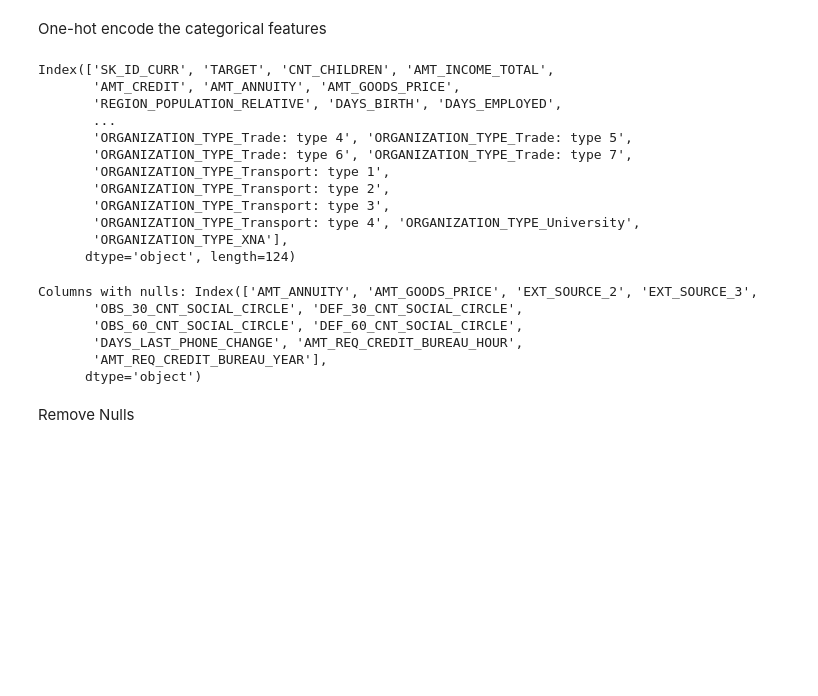
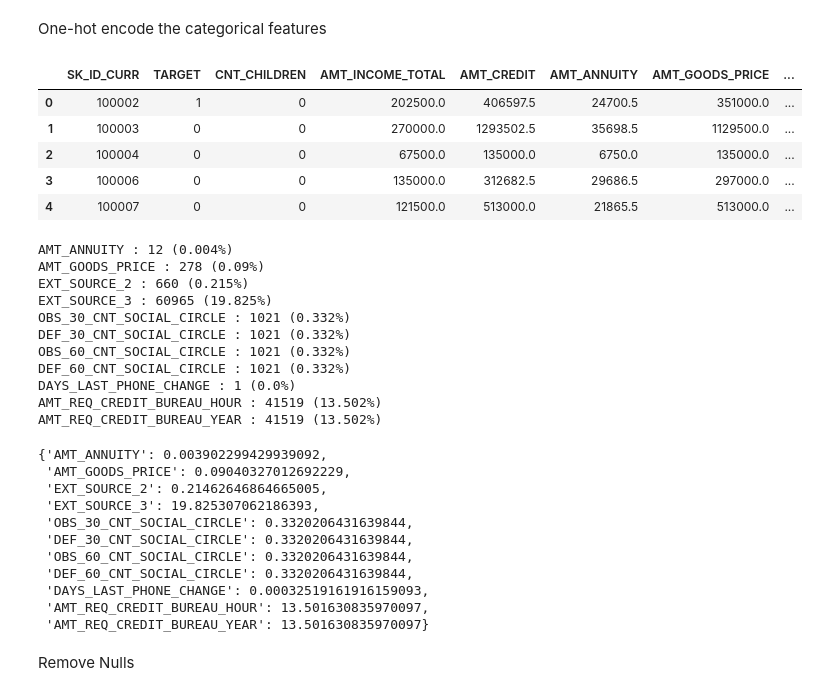
Before and after one commit to mohameedamrr/loan-defaulter-prediction, a Jupyter notebook: Test Notebooks/data-processing-init.ipynb, the cells around one changed output. Saved outputs shown, nothing was run; the diff lists cells and outputs as text; code cells hidden in the pictures; blank space fills up the shorter version.

```diff
--- a/Test Notebooks/data-processing-init.ipynb
+++ b/Test Notebooks/data-processing-init.ipynb
@@ -51,39 +46,19 @@ One-hot encode the categorical features
 # %%
 categorical_columns = [
     'CODE_GENDER', 'FLAG_OWN_CAR', 'FLAG_OWN_REALTY',
     'NAME_TYPE_SUITE', 'NAME_INCOME_TYPE', 'NAME_EDUCATION_TYPE',
     'NAME_FAMILY_STATUS', 'NAME_HOUSING_TYPE', 'OCCUPATION_TYPE',
     'ORGANIZATION_TYPE'
 ]
 # One-hot encode the categorical columns
 df_encoded = pd.get_dummies(df, columns=categorical_columns, drop_first=True)
 
 # Check the resulting DataFrame
 df_encoded.head()
-df_encoded.columns
 # %% [output]
-Index(['SK_ID_CURR', 'TARGET', 'CNT_CHILDREN', 'AMT_INCOME_TOTAL',
-       'AMT_CREDIT', 'AMT_ANNUITY', 'AMT_GOODS_PRICE',
-       'REGION_POPULATION_RELATIVE', 'DAYS_BIRTH', 'DAYS_EMPLOYED',
-       ...
-       'ORGANIZATION_TYPE_Trade: type 4', 'ORGANIZATION_TYPE_Trade: type 5',
-       'ORGANIZATION_TYPE_Trade: type 6', 'ORGANIZATION_TYPE_Trade: type 7',
-       'ORGANIZATION_TYPE_Transport: type 1',
-       'ORGANIZATION_TYPE_Transport: type 2',
-       'ORGANIZATION_TYPE_Transport: type 3',
-       'ORGANIZATION_TYPE_Transport: type 4', 'ORGANIZATION_TYPE_University',
-       'ORGANIZATION_TYPE_XNA'],
-      dtype='object', length=124)
+|  | SK_ID_CURR | TARGET | CNT_CHILDREN | AMT_INCOME_TOTAL | AMT_CREDIT | AMT_ANNUITY | AMT_GOODS_PRICE | ... |
+| 0 | 100002 | 1 | 0 | 202500.0 | 406597.5 | 24700.5 | 351000.0 | ... |
+| 1 | 100003 | 0 | 0 | 270000.0 | 1293502.5 | 35698.5 | 1129500.0 | ... |
+| 2 | 100004 | 0 | 0 | 67500.0 | 135000.0 | 6750.0 | 135000.0 | ... |
+| 3 | 100006 | 0 | 0 | 135000.0 | 312682.5 | 29686.5 | 297000.0 | ... |
+| 4 | 100007 | 0 | 0 | 121500.0 | 513000.0 | 21865.5 | 513000.0 | ... |
-# %%
-# Identify the remaining columns with null values
-null_columns = df_encoded.columns[df_encoded.isnull().any()]
-
-# Display columns with nulls
-print("Columns with nulls:", null_columns)
-# %% [output]
-Columns with nulls: Index(['AMT_ANNUITY', 'AMT_GOODS_PRICE', 'EXT_SOURCE_2', 'EXT_SOURCE_3',
-       'OBS_30_CNT_SOCIAL_CIRCLE', 'DEF_30_CNT_SOCIAL_CIRCLE',
-       'OBS_60_CNT_SOCIAL_CIRCLE', 'DEF_60_CNT_SOCIAL_CIRCLE',
-       'DAYS_LAST_PHONE_CHANGE', 'AMT_REQ_CREDIT_BUREAU_HOUR',
-       'AMT_REQ_CREDIT_BUREAU_YEAR'],
-      dtype='object')
@@ -90,3 +76,28 @@ Columns with nulls: Index(['AMT_ANNUITY', 'AMT_GOODS_PRICE', 'EXT_SOURCE_2', 'EX
+# %%
+get_numerical_summary(df_encoded)
+# %% [output]
+AMT_ANNUITY : 12 (0.004%)
+AMT_GOODS_PRICE : 278 (0.09%)
+EXT_SOURCE_2 : 660 (0.215%)
+EXT_SOURCE_3 : 60965 (19.825%)
+OBS_30_CNT_SOCIAL_CIRCLE : 1021 (0.332%)
+DEF_30_CNT_SOCIAL_CIRCLE : 1021 (0.332%)
+OBS_60_CNT_SOCIAL_CIRCLE : 1021 (0.332%)
+DEF_60_CNT_SOCIAL_CIRCLE : 1021 (0.332%)
+DAYS_LAST_PHONE_CHANGE : 1 (0.0%)
+AMT_REQ_CREDIT_BUREAU_HOUR : 41519 (13.502%)
+AMT_REQ_CREDIT_BUREAU_YEAR : 41519 (13.502%)
+{'AMT_ANNUITY': 0.003902299429939092,
+ 'AMT_GOODS_PRICE': 0.09040327012692229,
+ 'EXT_SOURCE_2': 0.21462646864665005,
+ 'EXT_SOURCE_3': 19.825307062186393,
+ 'OBS_30_CNT_SOCIAL_CIRCLE': 0.3320206431639844,
+ 'DEF_30_CNT_SOCIAL_CIRCLE': 0.3320206431639844,
+ 'OBS_60_CNT_SOCIAL_CIRCLE': 0.3320206431639844,
+ 'DEF_60_CNT_SOCIAL_CIRCLE': 0.3320206431639844,
+ 'DAYS_LAST_PHONE_CHANGE': 0.00032519161916159093,
+ 'AMT_REQ_CREDIT_BUREAU_HOUR': 13.501630835970097,
+ 'AMT_REQ_CREDIT_BUREAU_YEAR': 13.501630835970097}
 # %% [markdown]
 Remove Nulls
 # %%
```
Also changed, not shown: parts of 24 cells of this notebook, 4 other files.
